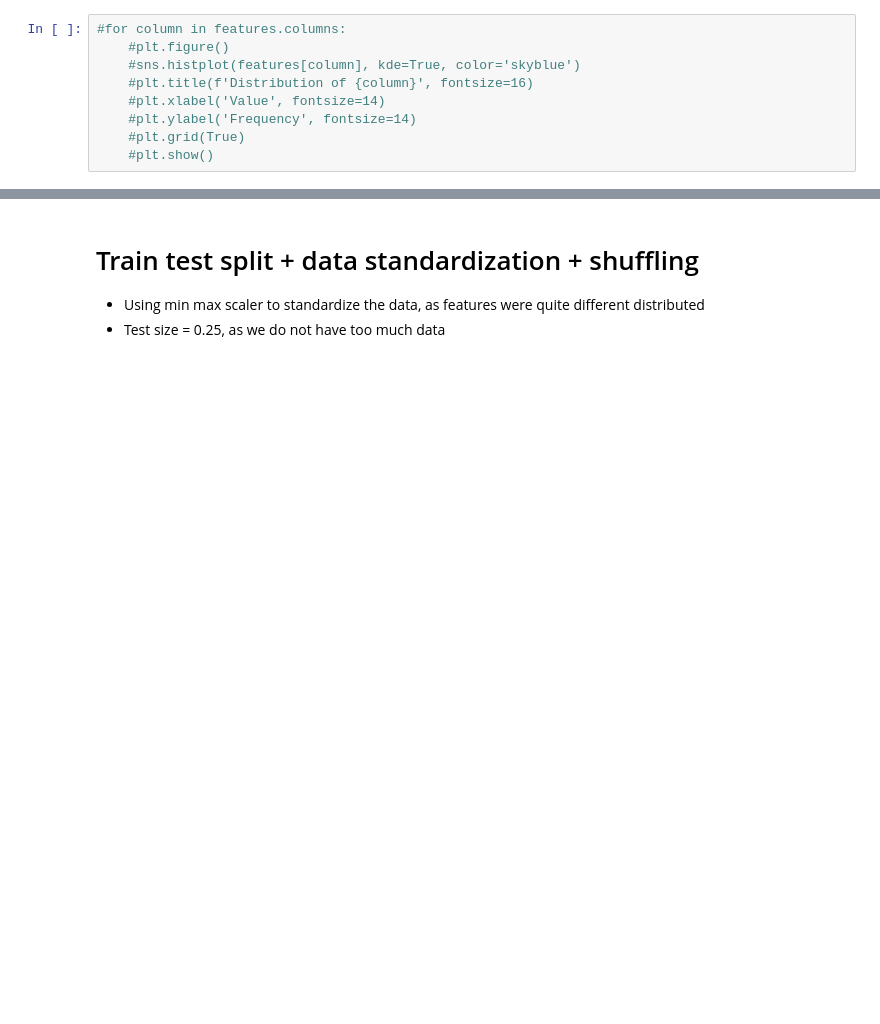
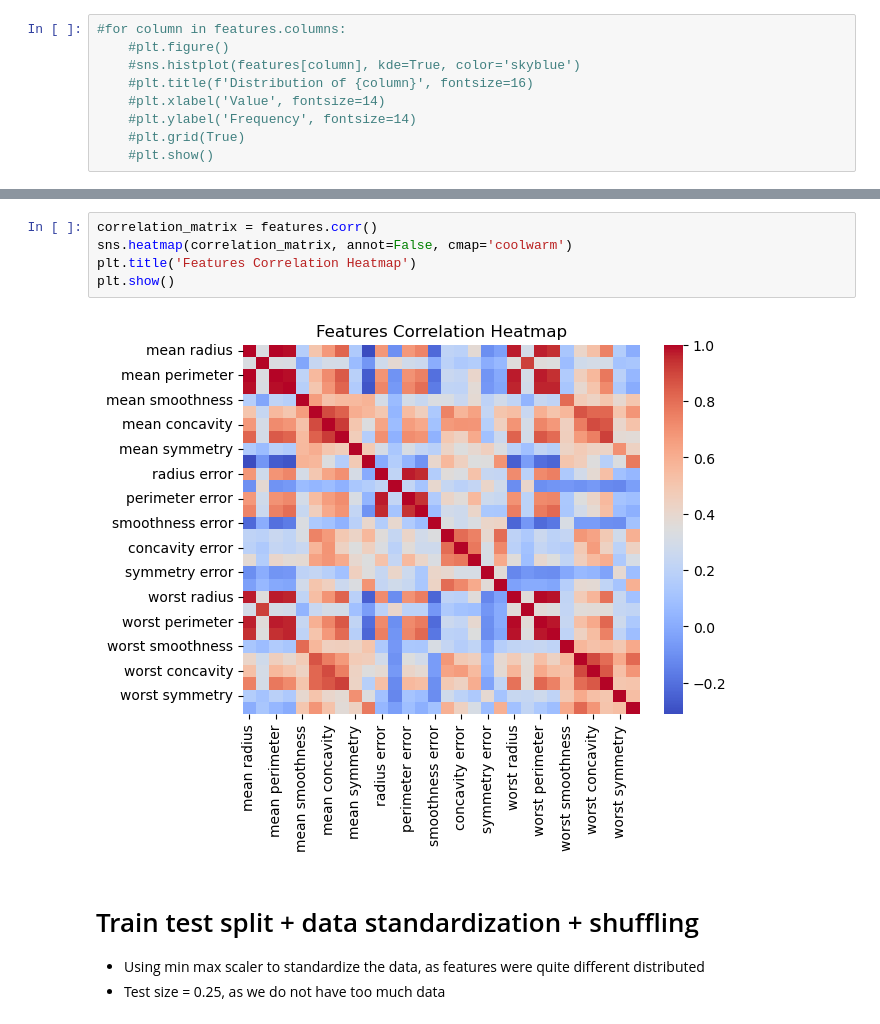
Before and after one commit to carobs9/machine-learning-basics, a Jupyter notebook: breast_cancer_prediction.ipynb, the cells around one changed output, grey strips where cells are left out. Cells and saved outputs as stored; diff of their text form; blank space fills up the shorter version.

```diff
--- a/breast_cancer_prediction.ipynb
+++ b/breast_cancer_prediction.ipynb
@@ -67,3 +86,10 @@ percentage_b = (count_b/targets.shape[0]) * 100
+# %%
+correlation_matrix = features.corr()
+sns.heatmap(correlation_matrix, annot=False, cmap='coolwarm')
+plt.title('Features Correlation Heatmap')
+plt.show()
+# %% [output]
+[figure, added]
 # %% [markdown]
 # Train test split + data standardization + shuffling
 - Using min max scaler to standardize the data, as features were quite different distributed
```
Also changed, not shown: parts of 14 cells of this notebook.
